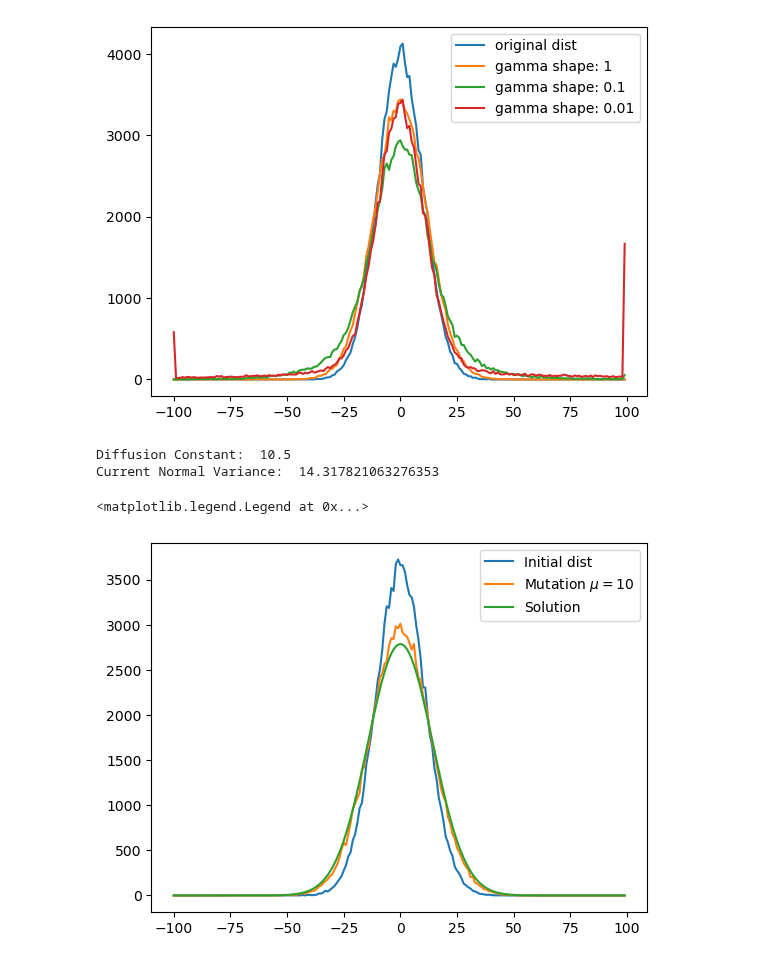
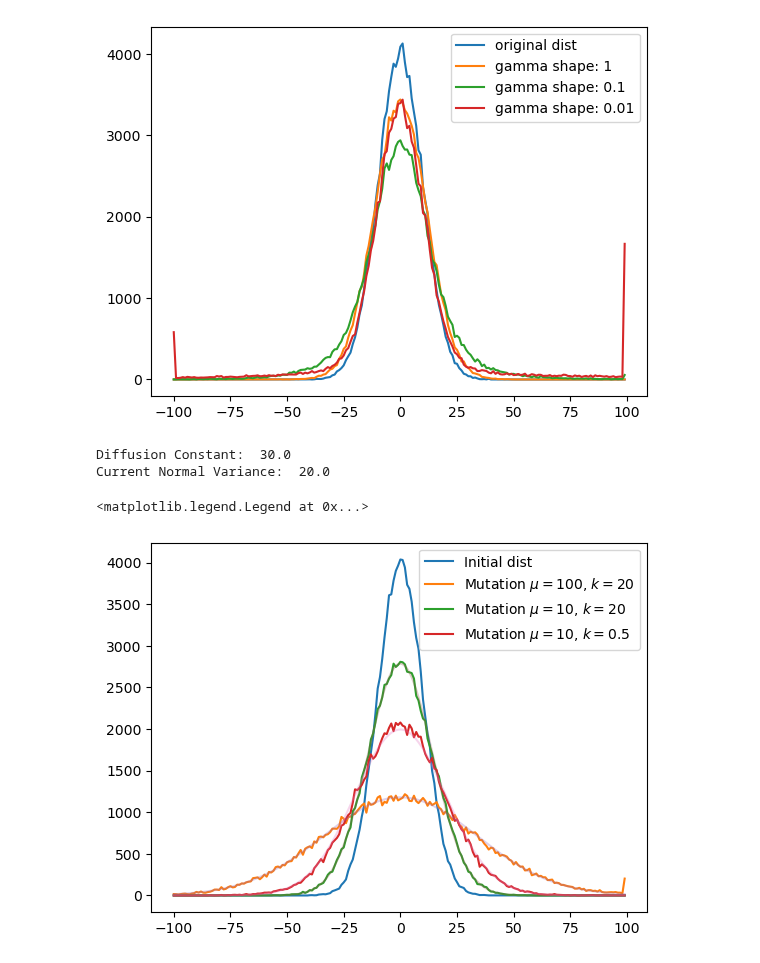
Before and after one commit to zhizhang1445/CRISPR_Sim, a Jupyter notebook: Unittest/mutation.ipynb, the cells around one changed output. Drawn from its saved outputs; the diff is of its cells as text; code cells hidden in the pictures.

```diff
--- a/Unittest/mutation.ipynb
+++ b/Unittest/mutation.ipynb
@@ -104,27 +72,32 @@ t = 5
 n = init_guassian(params["N0"], sim_params, "n")
 
 params["mu"] = mu = 10
-params["gamma_shape"]= 20
+params["gamma_shape"]= 0.5
 
-n = mutation(n, params, sim_params)
+n_new = mutation(n, params, sim_params)
 for i in range(t-1):
     n_new = mutation(n_new, params, sim_params)
 flat_n_new = np.array(np.sum(n_new.todense(), axis=0)).squeeze()
 func = params["N0"]*guassian_diffusion(xspace, xspace, t, params, sim_params)
 flat_func = np.sum(func, axis = 0)
 # %% [output]
-Diffusion Constant:  10.5
-Current Normal Variance:  14.317821063276353
+Diffusion Constant:  30.0
+Current Normal Variance:  20.0
+# %%
+flat_sh_05 = np.array(flat_n_new)
+flat_func_05 = np.array(flat_func)
 # %%
 flat_n = np.array(np.sum(n.todense(), axis=0)).squeeze()
 plt.plot(xspace, flat_n, label = "Initial dist")
 
-plt.plot(xspace, flat_n_new, label=f"Mutation $\mu = ${10}")
-# plt.plot(xspace, flat_n_new2, label=f"Mutation $\mu = ${100}")
+plt.plot(xspace, flat_mu_100, label=f"Mutation $\mu = ${100}, $k = ${20}")
+plt.plot(xspace, flat_mu_10, label=f"Mutation $\mu = ${10}, $k = ${20}")
+plt.plot(xspace, flat_sh_05, label=f"Mutation $\mu = ${10}, $k = ${0.5}")
 
-plt.plot(xspace, flat_func, label = "Solution")
-# plt.plot(xspace, flat_func2)
+plt.plot(xspace, flat_func_100, alpha = 0.3)
+plt.plot(xspace, flat_func_10, alpha = 0.3)
+plt.plot(xspace, flat_func_05, alpha = 0.3)
 plt.legend()
 # %% [output]
 <matplotlib.legend.Legend at 0x...>
-[figure, old version]
+[figure, new version]
```
Also changed, not shown: parts of 1 cell of this notebook, 3 other files.
